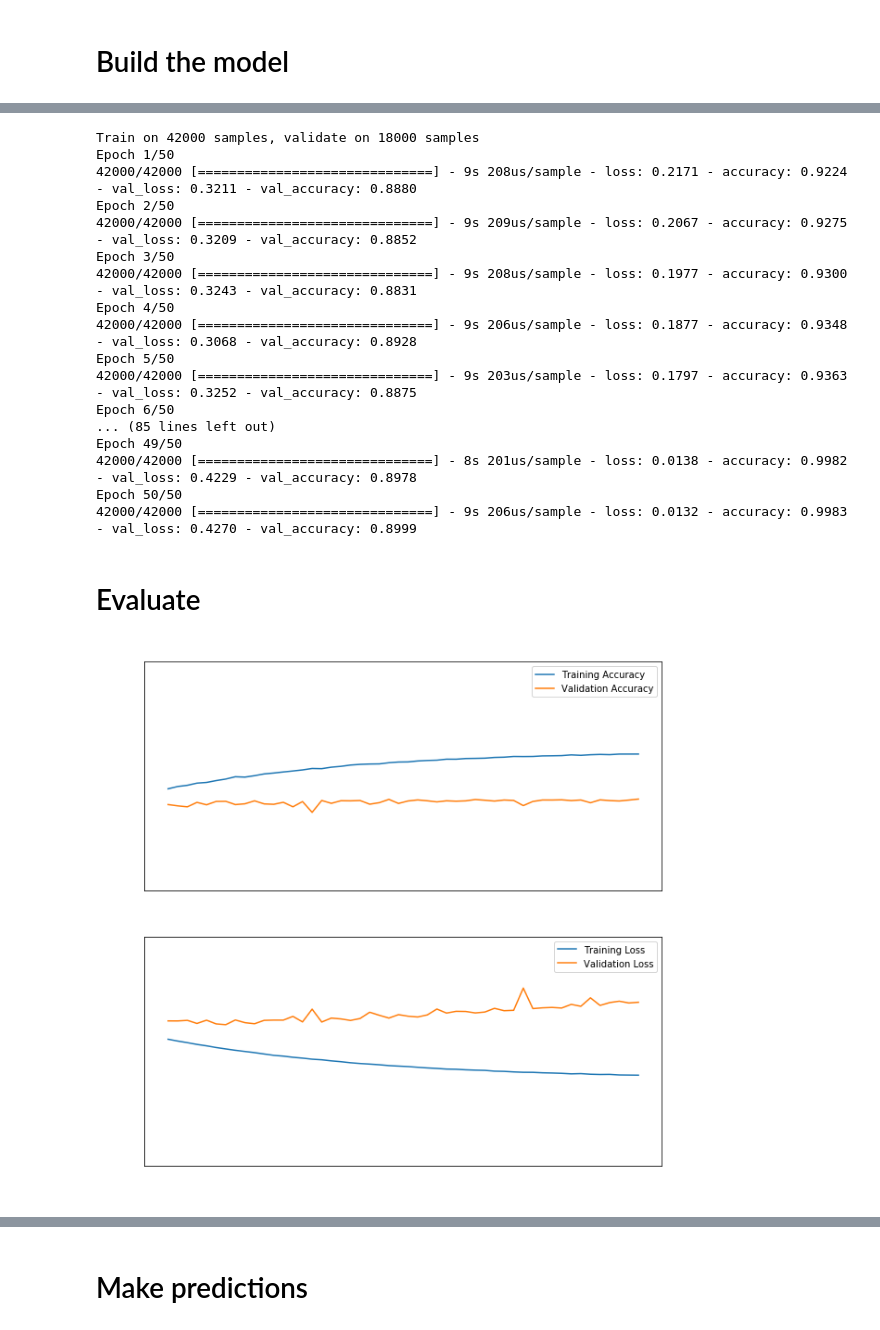
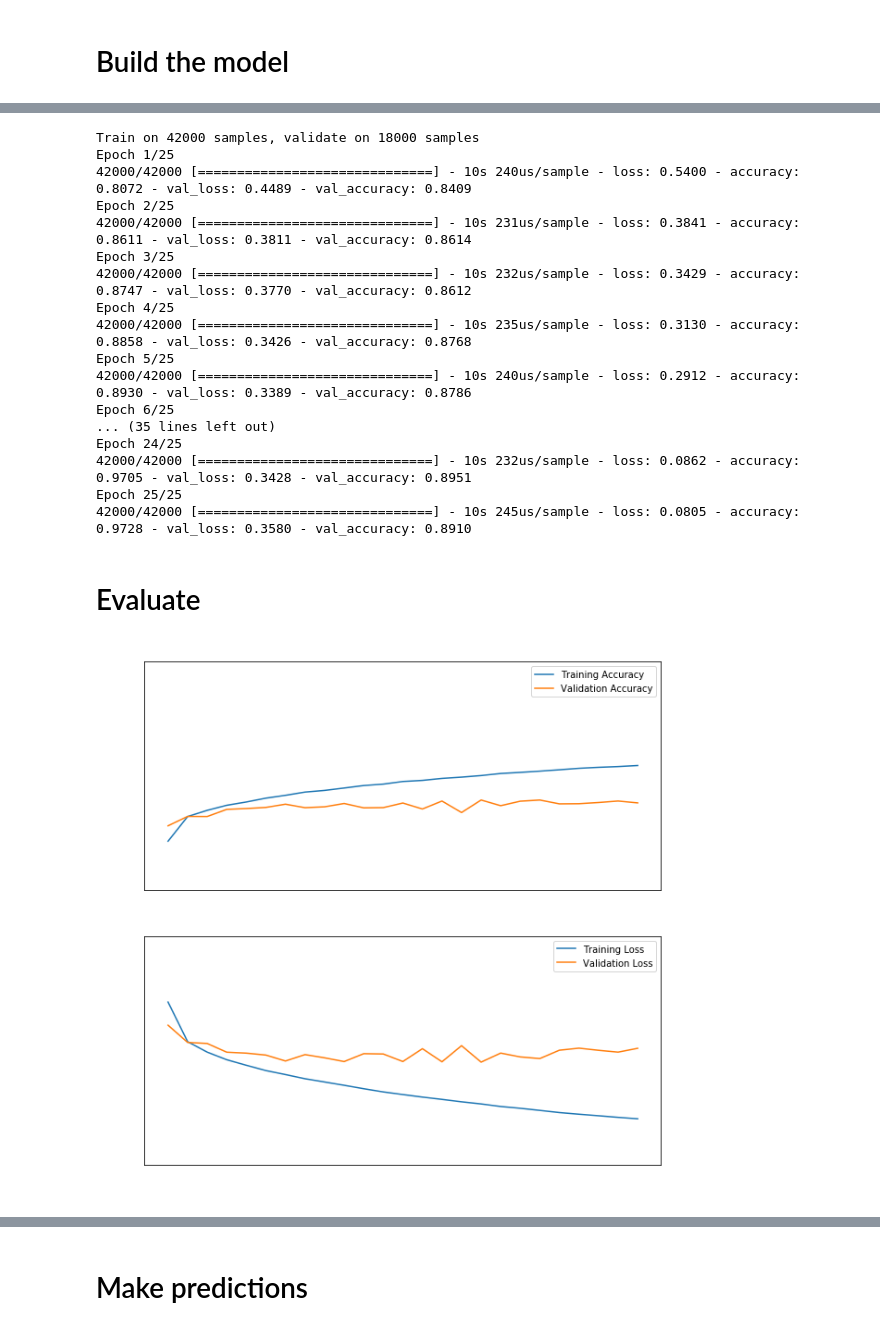
Before and after one commit to edycocon/LaboratoriosSeminarioProfesional1, a Jupyter notebook: Laboratorio1-13001762.ipynb, the cells around one changed output, grey strips where cells are left out. Cells and saved outputs as stored; diff of their text form; code cells hidden in the pictures.

```diff
--- a/Laboratorio1-13001762.ipynb
+++ b/Laboratorio1-13001762.ipynb
@@ -87,6 +87,7 @@ model = Sequential([
     Flatten(input_shape=(28, 28)),
     Dense(784, activation='relu'),
     Dense(512, activation='relu'),
+    Dense(200, activation='relu'),
     Dense(10, activation='softmax')
 ])
 # %%
@@ -116,58 +119,58 @@ _________________________________________________________________
 history = model.fit(train_images,
           train_labels,
           validation_split=0.3,
-          epochs=50
+          epochs=25
           )
 # %% [output]
 Train on 42000 samples, validate on 18000 samples
-Epoch 1/50
-42000/42000 [==============================] - 9s 208us/sample - loss: 0.2171 - accuracy: 0.9224 - val_loss: 0.3211 - val_accuracy: 0.8880
-Epoch 2/50
-42000/42000 [==============================] - 9s 209us/sample - loss: 0.2067 - accuracy: 0.9275 - val_loss: 0.3209 - val_accuracy: 0.8852
-Epoch 3/50
-42000/42000 [==============================] - 9s 208us/sample - loss: 0.1977 - accuracy: 0.9300 - val_loss: 0.3243 - val_accuracy: 0.8831
-Epoch 4/50
-42000/42000 [==============================] - 9s 206us/sample - loss: 0.1877 - accuracy: 0.9348 - val_loss: 0.3068 - val_accuracy: 0.8928
-Epoch 5/50
-42000/42000 [==============================] - 9s 203us/sample - loss: 0.1797 - accuracy: 0.9363 - val_loss: 0.3252 - val_accuracy: 0.8875
-Epoch 6/50
-... (85 lines left out)
-Epoch 49/50
-42000/42000 [==============================] - 8s 201us/sample - loss: 0.0138 - accuracy: 0.9982 - val_loss: 0.4229 - val_accuracy: 0.8978
-Epoch 50/50
-42000/42000 [==============================] - 9s 206us/sample - loss: 0.0132 - accuracy: 0.9983 - val_loss: 0.4270 - val_accuracy: 0.8999
+Epoch 1/25
+42000/42000 [==============================] - 10s 240us/sample - loss: 0.5400 - accuracy: 0.8072 - val_loss: 0.4489 - val_accuracy: 0.8409
+Epoch 2/25
+42000/42000 [==============================] - 10s 231us/sample - loss: 0.3841 - accuracy: 0.8611 - val_loss: 0.3811 - val_accuracy: 0.8614
+Epoch 3/25
+42000/42000 [==============================] - 10s 232us/sample - loss: 0.3429 - accuracy: 0.8747 - val_loss: 0.3770 - val_accuracy: 0.8612
+Epoch 4/25
+42000/42000 [==============================] - 10s 235us/sample - loss: 0.3130 - accuracy: 0.8858 - val_loss: 0.3426 - val_accuracy: 0.8768
+Epoch 5/25
+42000/42000 [==============================] - 10s 240us/sample - loss: 0.2912 - accuracy: 0.8930 - val_loss: 0.3389 - val_accuracy: 0.8786
+Epoch 6/25
+... (35 lines left out)
+Epoch 24/25
+42000/42000 [==============================] - 10s 232us/sample - loss: 0.0862 - accuracy: 0.9705 - val_loss: 0.3428 - val_accuracy: 0.8951
+Epoch 25/25
+42000/42000 [==============================] - 10s 245us/sample - loss: 0.0805 - accuracy: 0.9728 - val_loss: 0.3580 - val_accuracy: 0.8910
 # %% [markdown]
 # Evaluate
 # %%
 acc = history.history['accuracy']
 val_acc = history.history['val_accuracy']
 
 loss = history.history['loss']
 val_loss = history.history['val_loss']
 
 plt.figure(figsize=(10, 10))
 plt.subplot(2, 1, 1)
 plt.plot(acc, label='Training Accuracy')
 plt.plot(val_acc, label='Validation Accuracy')
 plt.legend(loc='lower right')
 plt.setp(plt.legend().get_texts(), color='black')
 plt.ylabel('Accuracy')
 #plt.ylim([min(plt.ylim()),0.7])
 plt.ylim([0.7,1.2])
 plt.title('Training and Validation Accuracy')
 
 plt.subplot(2, 1, 2)
 plt.plot(loss, label='Training Loss')
 plt.plot(val_loss, label='Validation Loss')
 plt.legend(loc='upper right')
 plt.setp(plt.legend().get_texts(), color='black')
 plt.ylabel('Cross Entropy')
-plt.ylim([-0.5,0.8])
+plt.ylim([-0.1,0.8])
 plt.title('Training and Validation Loss')
 plt.xlabel('epoch')
 plt.show()
 # %% [output]
-[figure, old version]
+[figure, new version]
 # %%
 test_loss, test_acc = model.evaluate(test_images,  test_labels, verbose=3)
 
```
Also changed, not shown: parts of 4 cells of this notebook.
